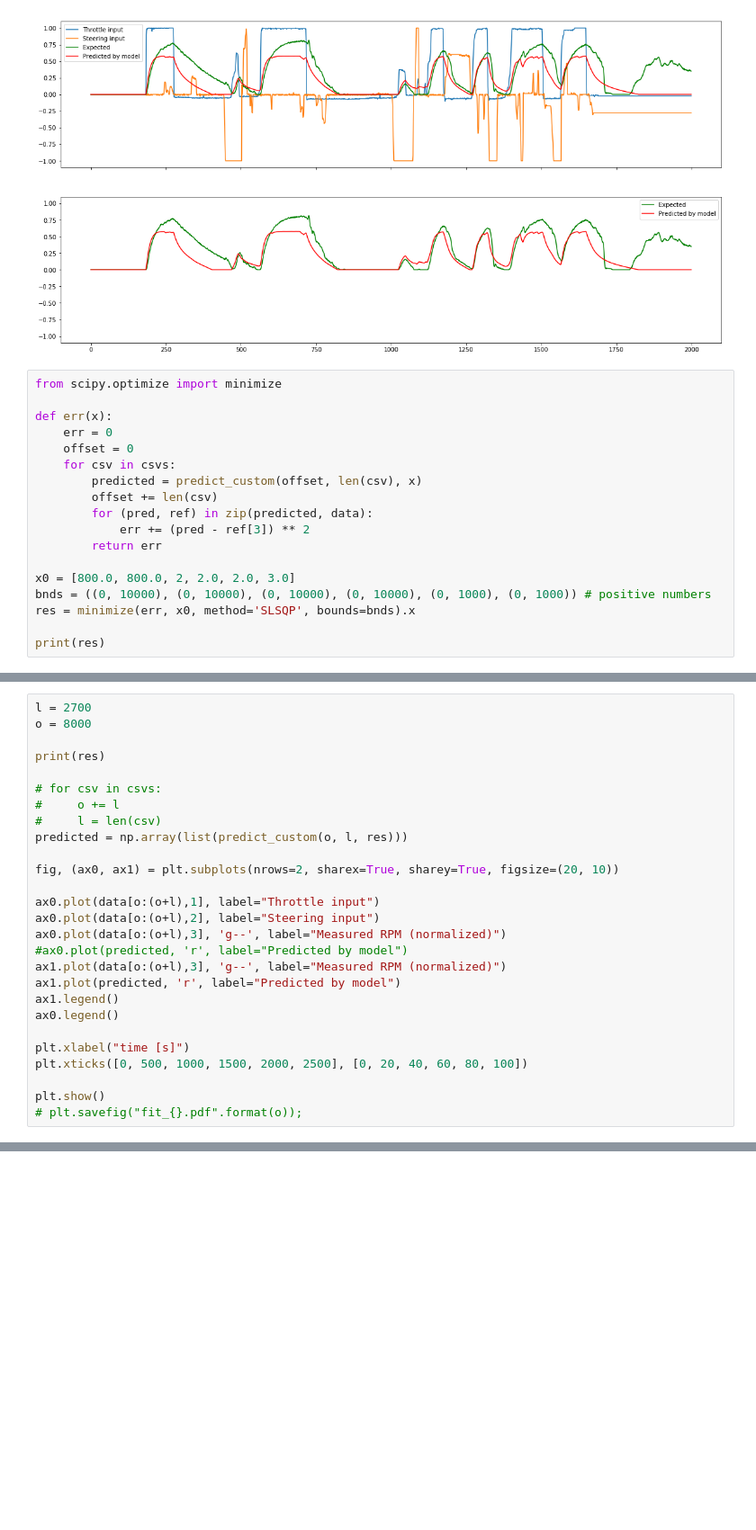
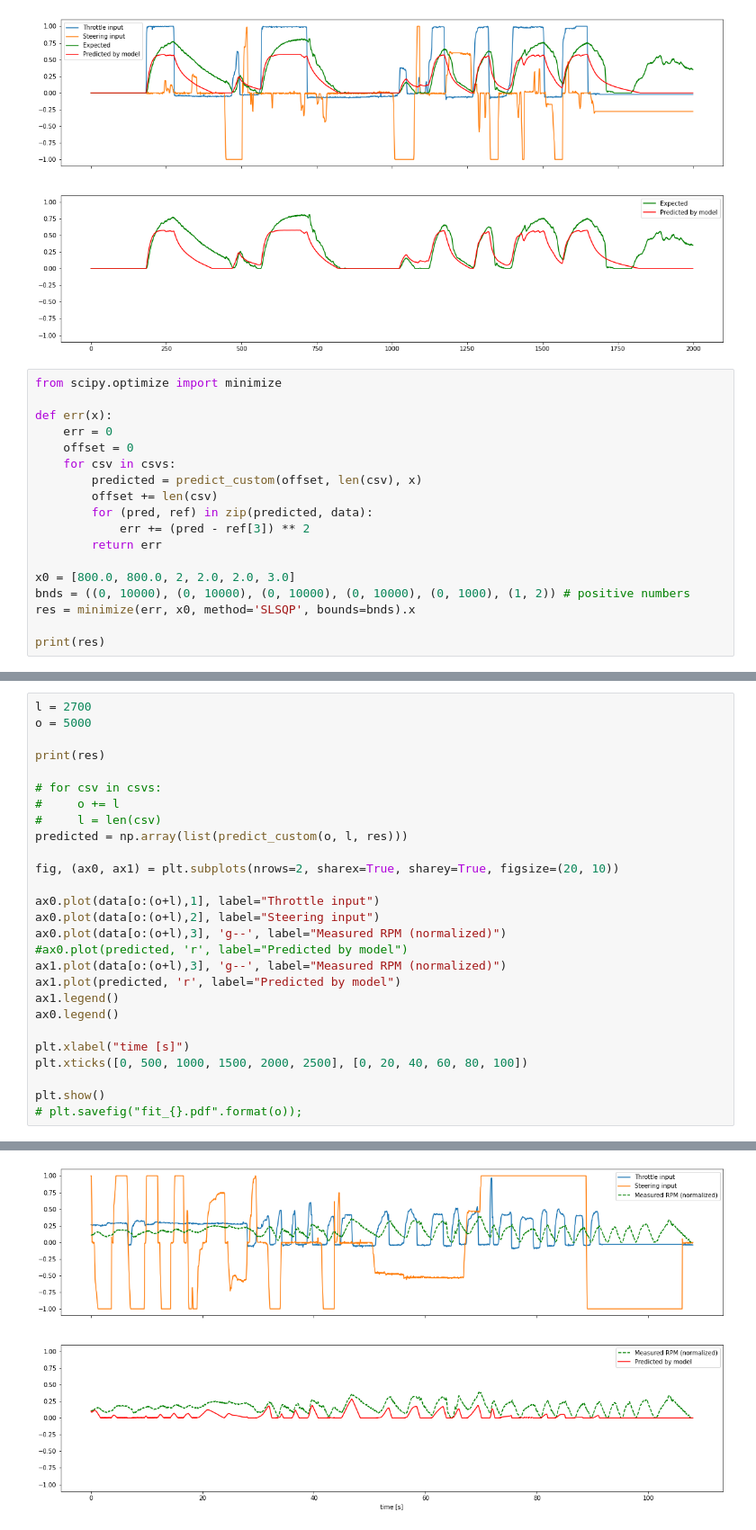
Before and after one commit to simonrozsival/racer, a Jupyter notebook: experiments/motor-rpm-experiment/rpm.ipynb, the cells around one changed output, grey strips where cells are left out. Shown at 90% size. Drawn from its saved outputs; the diff is of its cells as text; blank space fills up the shorter version.

```diff
--- a/experiments/motor-rpm-experiment/rpm.ipynb
+++ b/experiments/motor-rpm-experiment/rpm.ipynb
@@ -270,7 +270,7 @@ def err(x):
         return err
 
 x0 = [800.0, 800.0, 2, 2.0, 2.0, 3.0]
-bnds = ((0, 10000), (0, 10000), (0, 10000), (0, 10000), (0, 1000), (0, 1000)) # positive numbers
+bnds = ((0, 10000), (0, 10000), (0, 10000), (0, 10000), (0, 1000), (1, 2)) # positive numbers
 res = minimize(err, x0, method='SLSQP', bounds=bnds).x
 
 print(res)
@@ -280,6 +280,6 @@ print(res)
 # %%
 l = 2700
-o = 8000
+o = 5000
 
 print(res)
 
@@ -309,0 +310 @@ plt.show()
+[figure, added]
```
Also changed, not shown: parts of 4 cells of this notebook, 30 other files.
